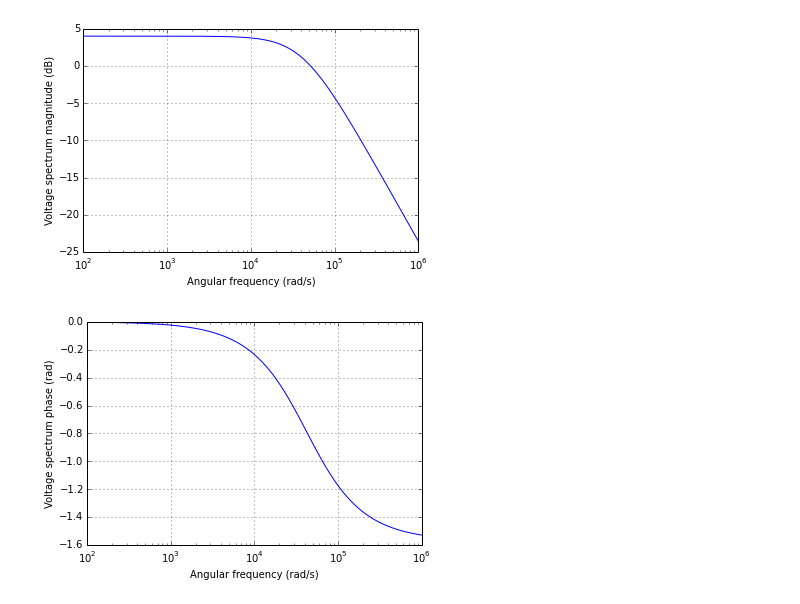
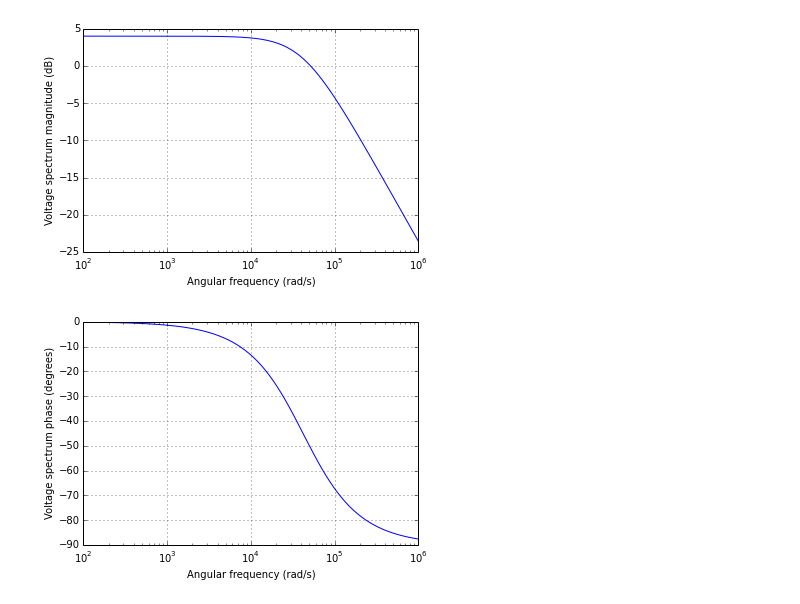
Before and after one commit to mph-/lcapy, a Jupyter notebook: demo/notebooks/lpf1-buffer-loaded.ipynb, the cells around one changed output. Drawn from its saved outputs; the diff is of its cells as text; code cells hidden in the pictures.

Commit message:
Use degrees

```diff
--- a/demo/notebooks/lpf1-buffer-loaded.ipynb
+++ b/demo/notebooks/lpf1-buffer-loaded.ipynb
@@ -46,6 +46,6 @@ H1(j * omega).dB.plot(w, log_scale=True)
 # %% [output]
 [figure]
 # %%
-H1(j * omega).phase.plot(w, log_scale=True)
+H1(j * omega).phase_degrees.plot(w, log_scale=True)
 # %% [output]
-[figure, old version]
+[figure, new version]
```
Also changed, not shown: parts of 3 cells of this notebook, 2 other files.
